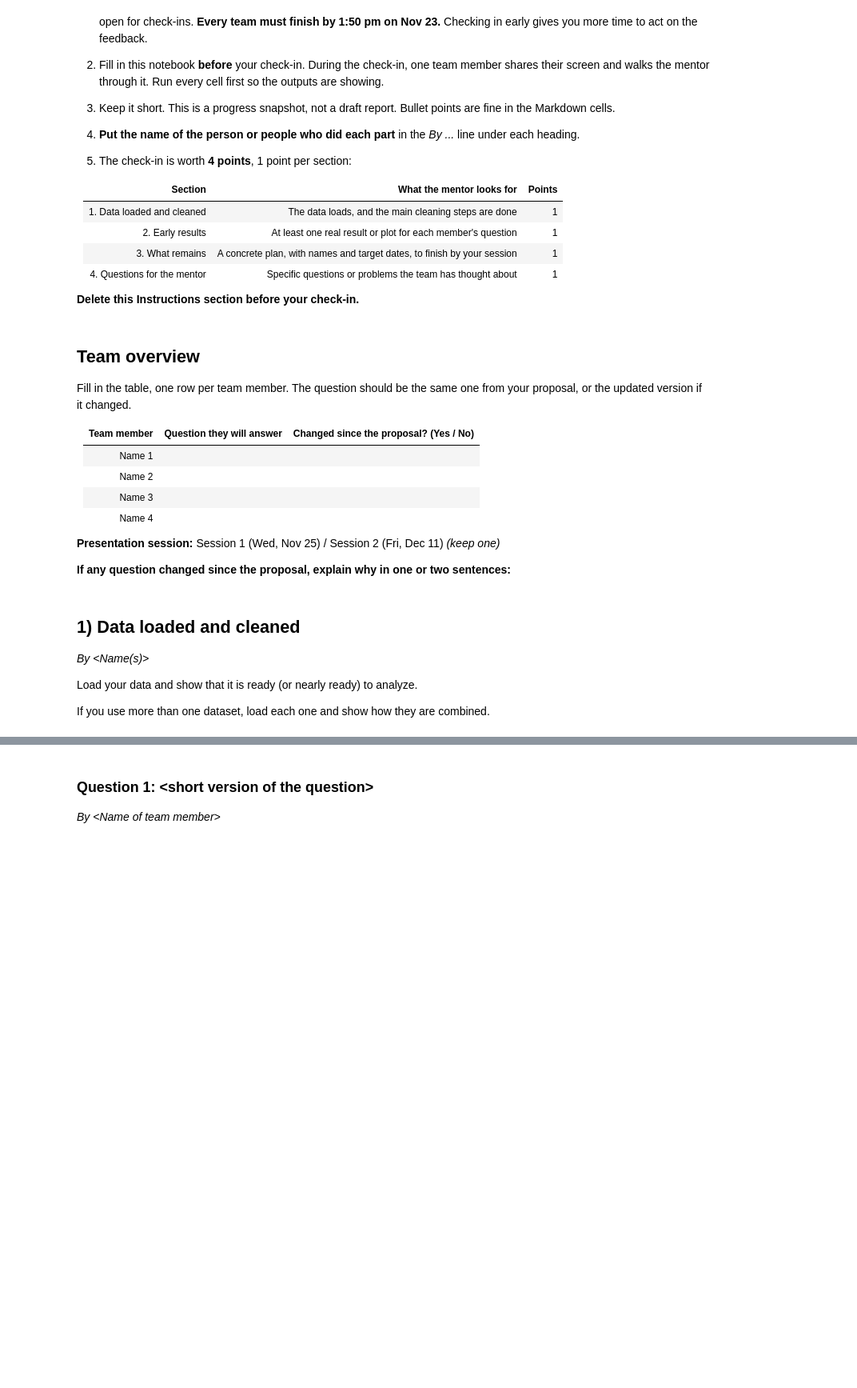
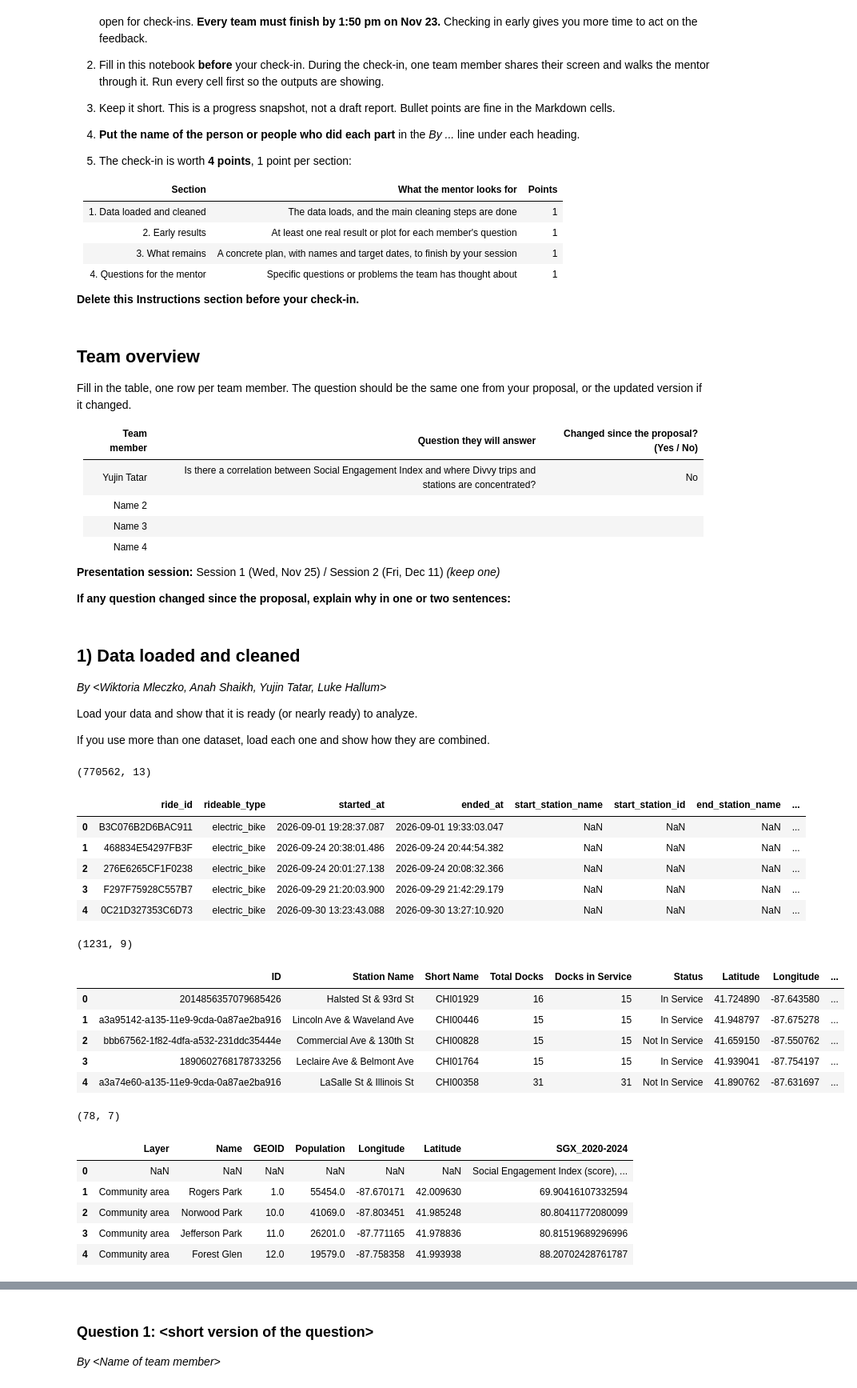
Before and after one commit to yujintatar/stat303-1, a Jupyter notebook: Project_Check-in_fa26.ipynb, the cells around one changed output, grey strips where cells are left out. Shown at 80% size. Drawn from its saved outputs; the diff is of its cells as text; code cells hidden in the pictures; blank space fills up the shorter version.

```diff
--- a/Project_Check-in_fa26.ipynb
+++ b/Project_Check-in_fa26.ipynb
@@ -40,7 +40,7 @@ Fill in the table, one row per team member. The question should be the same one
 
 | Team member | Question they will answer | Changed since the proposal? (Yes / No) |
 |---|---|---|
-| Name 1 | | |
+| Yujin Tatar |Is there a correlation between Social Engagement Index and where Divvy trips and stations are concentrated?  |No |
 | Name 2 | | |
 | Name 3 | | |
 | Name 4 | | |
@@ -56,7 +56,7 @@ import matplotlib.pyplot as plt
 import seaborn as sns
 # %% [markdown]
 ## 1) Data loaded and cleaned
-*By \<Name(s)\>*
+*By \<Wiktoria Mleczko, Anah Shaikh, Yujin Tatar, Luke Hallum>*
 
 Load your data and show that it is ready (or nearly ready) to analyze.
 
@@ -64,11 +64,42 @@ If you use more than one dataset, load each one and show how they are combined.
 # %%
 # Load the data. Use a relative path (for example, a "data" folder next to this notebook)
 # so the notebook runs on any teammate's computer.
-DATA_PATH = "data/your_data.csv"
-df = pd.read_csv(DATA_PATH)
+#Q1:
+trip_path = "data/202609-divvy-tripdata.csv"
+stations_path = "data/Divvy_Bicycle_Stations_20261117.csv"
+sei_path = "data/Chicago Health Atlas.csv"
+trip_data = pd.read_csv(trip_path)
+stations = pd.read_csv(stations_path)
+sei = pd.read_csv(sei_path)
 
 # Size and first rows
-print(df.shape)
-df.head()
+print(trip_data.shape)
+display(trip_data.head())
+print(stations.shape)
+display(stations.head())
+print(sei.shape)
+display(sei.head())
+# %% [output]
+(770562, 13)
+|  | ride_id | rideable_type | started_at | ended_at | start_station_name | start_station_id | end_station_name | ... |
+| 0 | B3C076B2D6BAC911 | electric_bike | 2026-09-01 19:28:37.087 | 2026-09-01 19:33:03.047 | NaN | NaN | NaN | ... |
+| 1 | 468834E54297FB3F | electric_bike | 2026-09-24 20:38:01.486 | 2026-09-24 20:44:54.382 | NaN | NaN | NaN | ... |
+| 2 | 276E6265CF1F0238 | electric_bike | 2026-09-24 20:01:27.138 | 2026-09-24 20:08:32.366 | NaN | NaN | NaN | ... |
+| 3 | F297F75928C557B7 | electric_bike | 2026-09-29 21:20:03.900 | 2026-09-29 21:42:29.179 | NaN | NaN | NaN | ... |
+| 4 | 0C21D327353C6D73 | electric_bike | 2026-09-30 13:23:43.088 | 2026-09-30 13:27:10.920 | NaN | NaN | NaN | ... |
+(1231, 9)
+|  | ID | Station Name | Short Name | Total Docks | Docks in Service | Status | Latitude | Longitude | ... |
+| 0 | 2014856357079685426 | Halsted St & 93rd St | CHI01929 | 16 | 15 | In Service | 41.724890 | -87.643580 | ... |
+| 1 | a3a95142-a135-11e9-9cda-0a87ae2ba916 | Lincoln Ave & Waveland Ave | CHI00446 | 15 | 15 | In Service | 41.948797 | -87.675278 | ... |
+| 2 | bbb67562-1f82-4dfa-a532-231ddc35444e | Commercial Ave & 130th St | CHI00828 | 15 | 15 | Not In Service | 41.659150 | -87.550762 | ... |
+| 3 | 1890602768178733256 | Leclaire Ave & Belmont Ave | CHI01764 | 15 | 15 | In Service | 41.939041 | -87.754197 | ... |
+| 4 | a3a74e60-a135-11e9-9cda-0a87ae2ba916 | LaSalle St & Illinois St | CHI00358 | 31 | 31 | Not In Service | 41.890762 | -87.631697 | ... |
+(78, 7)
+|  | Layer | Name | GEOID | Population | Longitude | Latitude | SGX_2020-2024 |
+| 0 | NaN | NaN | NaN | NaN | NaN | NaN | Social Engagement Index (score), ... |
+| 1 | Community area | Rogers Park | 1.0 | 55454.0 | -87.670171 | 42.009630 | 69.90416107332594 |
+| 2 | Community area | Norwood Park | 10.0 | 41069.0 | -87.803451 | 41.985248 | 80.80411772080099 |
+| 3 | Community area | Jefferson Park | 11.0 | 26201.0 | -87.771165 | 41.978836 | 80.81519689296996 |
+| 4 | Community area | Forest Glen | 12.0 | 19579.0 | -87.758358 | 41.993938 | 88.20702428761787 |
 # %%
 # Column types and missing values
```
Also changed, not shown: parts of 8 cells of this notebook.
